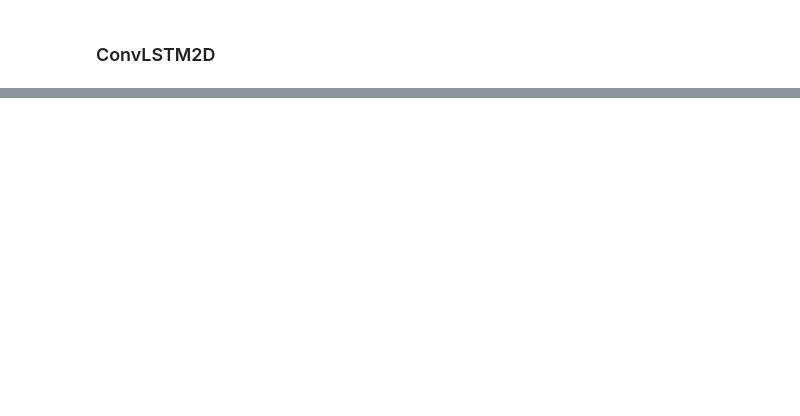
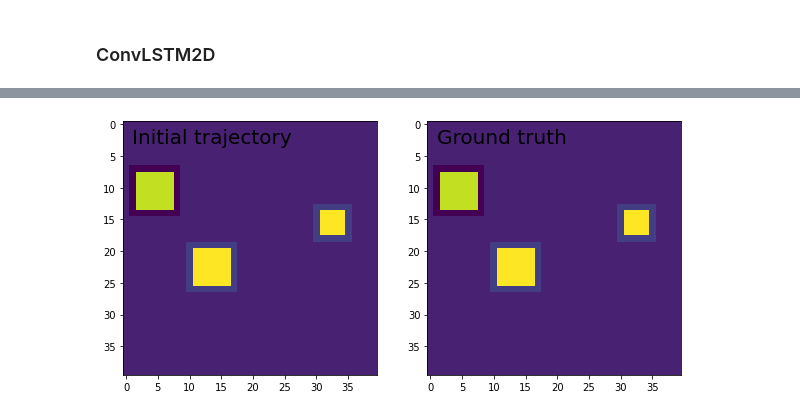
Before and after one commit to y-k1416/diveintocode-ml, a Jupyter notebook: Sprint22_LSTM.ipynb, the cells around one changed output, grey strips where cells are left out. Cells and saved outputs as stored; diff of their text form; code cells hidden in the pictures; blank space fills up the shorter version.

```diff
--- a/Sprint22_LSTM.ipynb
+++ b/Sprint22_LSTM.ipynb
@@ -69,0 +227,99 @@ Epoch 1/15
+# %%
+import matplotlib.pyplot as plt
+
+def generate_movies(n_samples=1200, n_frames=15):
+    row = 80
+    col = 80
+    noisy_movies = np.zeros((n_samples, n_frames, row, col, 1), dtype=np.float)
+    shifted_movies = np.zeros((n_samples, n_frames, row, col, 1),
+                              dtype=np.float)
+
+    for i in range(n_samples):
+        # Add 3 to 7 moving squares
+        n = np.random.randint(3, 8)
+
+        for j in range(n):
+            # Initial position
+            xstart = np.random.randint(20, 60)
+            ystart = np.random.randint(20, 60)
+            # Direction of motion
+            directionx = np.random.randint(0, 3) - 1
+            directiony = np.random.randint(0, 3) - 1
+
+            # Size of the square
+            w = np.random.randint(2, 4)
+
+            for t in range(n_frames):
+                x_shift = xstart + directionx * t
+                y_shift = ystart + directiony * t
+                noisy_movies[i, t, x_shift - w: x_shift + w,
+                             y_shift - w: y_shift + w, 0] += 1
+
+                # Make it more robust by adding noise.
+                # The idea is that if during inference,
+                # the value of the pixel is not exactly one,
+                # we need to train the network to be robust and still
+                # consider it as a pixel belonging to a square.
+                if np.random.randint(0, 2):
+                    noise_f = (-1)**np.random.randint(0, 2)
+                    noisy_movies[i, t,
+                                 x_shift - w - 1: x_shift + w + 1,
+                                 y_shift - w - 1: y_shift + w + 1,
+                                 0] += noise_f * 0.1
+
+                # Shift the ground truth by 1
+                x_shift = xstart + directionx * (t + 1)
+                y_shift = ystart + directiony * (t + 1)
+                shifted_movies[i, t, x_shift - w: x_shift + w,
+                               y_shift - w: y_shift + w, 0] += 1
+
+    # Cut to a 40x40 window
+    noisy_movies = noisy_movies[::, ::, 20:60, 20:60, ::]
+    shifted_movies = shifted_movies[::, ::, 20:60, 20:60, ::]
+    noisy_movies[noisy_movies >= 1] = 1
+    shifted_movies[shifted_movies >= 1] = 1
+    return noisy_movies, shifted_movies
+
+# Train the network
+noisy_movies, shifted_movies = generate_movies(n_samples=1200)
+seq.fit(noisy_movies[:1000], shifted_movies[:1000], batch_size=10,
+        epochs=10, validation_split=0.05)
+
+# Testing the network on one movie
+# feed it with the first 7 positions and then
+# predict the new positions
+which = 1004
+track = noisy_movies[which][:7, ::, ::, ::]
+
+for j in range(16):
+    new_pos = seq.predict(track[np.newaxis, ::, ::, ::, ::])
+    new = new_pos[::, -1, ::, ::, ::]
+    track = np.concatenate((track, new), axis=0)
+
+
+# And then compare the predictions
+# to the ground truth
+track2 = noisy_movies[which][::, ::, ::, ::]
+for i in range(15):
+    fig = plt.figure(figsize=(10, 5))
+
+    ax = fig.add_subplot(121)
+
+    if i >= 7:
+        ax.text(1, 3, 'Predictions !', fontsize=20, color='w')
+    else:
+        ax.text(1, 3, 'Initial trajectory', fontsize=20)
+
+    toplot = track[i, ::, ::, 0]
+
+    plt.imshow(toplot)
+    ax = fig.add_subplot(122)
+    plt.text(1, 3, 'Ground truth', fontsize=20)
+
+    toplot = track2[i, ::, ::, 0]
+    if i >= 2:
+        toplot = shifted_movies[which][i - 1, ::, ::, 0]
+
+    plt.imshow(toplot)
+    plt.savefig('%i_animate.png' % (i + 1))
+# %% [output]
@@ -69,0 +343 @@ Epoch 1/15
+[figure, added]
```
Also changed, not shown: parts of 33 cells of this notebook.
